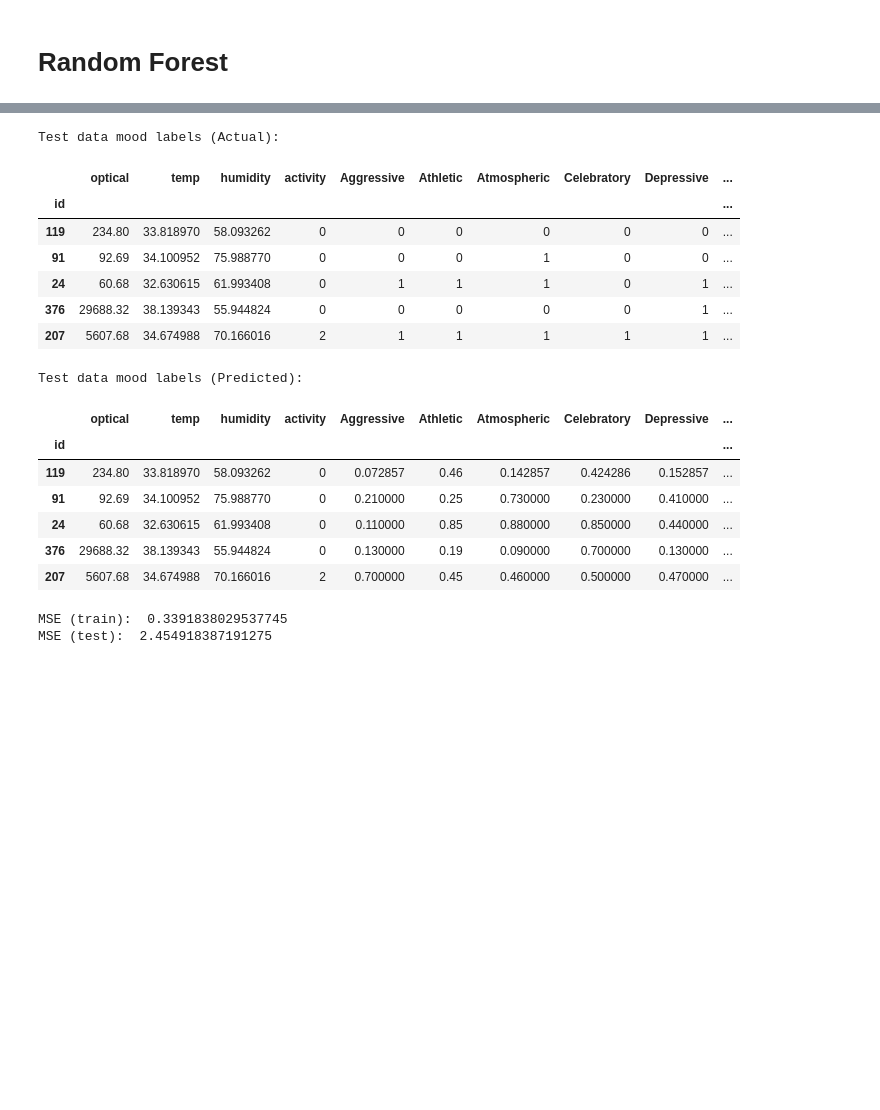
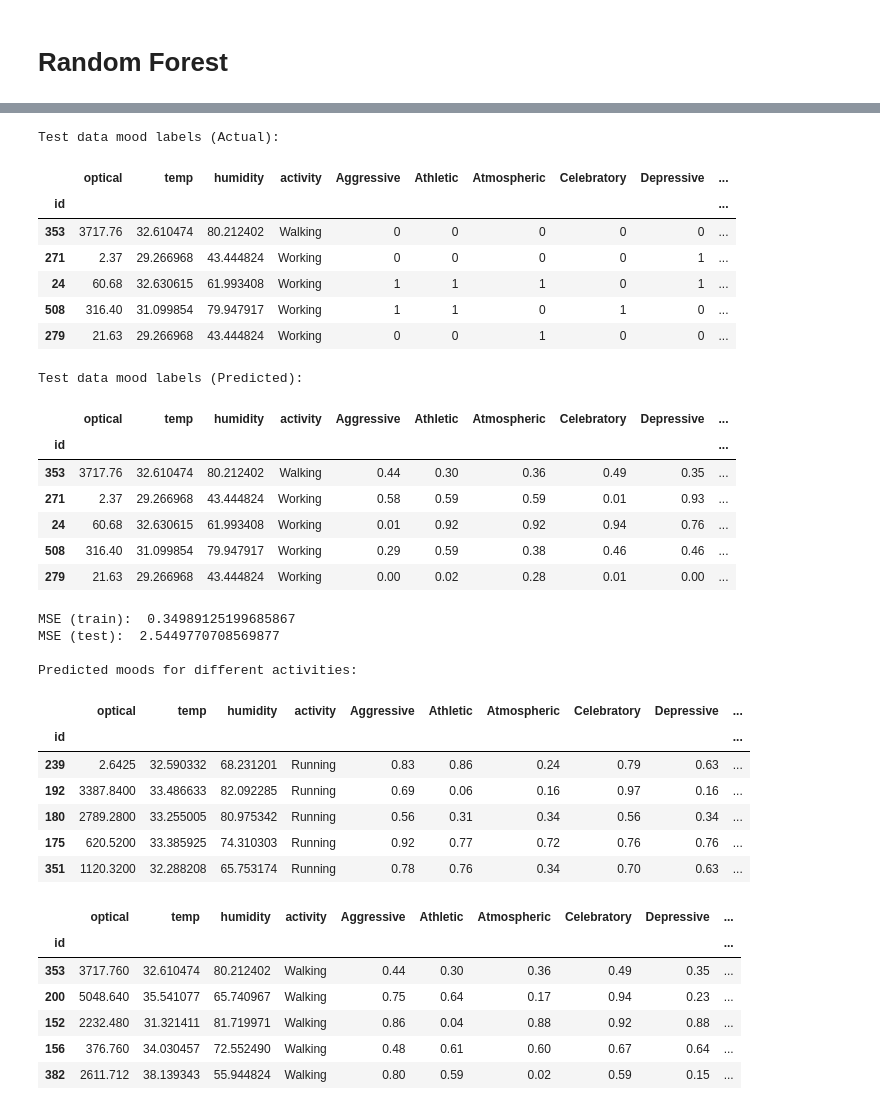
Before and after one commit to ang-zeyu/3237Project, a Jupyter notebook: StatsMethods_song_model.ipynb, the cells around one changed output, grey strips where cells are left out. Drawn from its saved outputs; the diff is of its cells as text; code cells hidden in the pictures; blank space fills up the shorter version.

```diff
--- a/StatsMethods_song_model.ipynb
+++ b/StatsMethods_song_model.ipynb
@@ -61,0 +70,16 @@ Defective row ids are:  [21, 22, 33, 214, 236, 238, 245, 246, 247, 248, 249, 250
+# %%
+# Add activity from motion recognition model
+motion_model_path = 'model2_stackedLSTM.hd5'
+motion_model = load_model(motion_model_path)
+
+x = [list(k) for k in filtered_df.iloc[:,:6].values]
+x = np.array(x) # (num_samples, 6, 30)
+x = np.array([k.T for k in x]) # reshape as (num_samples, 30, 6)
+
+pred = motion_model.predict(x)
+
+encoder_categories = np.array(['Running', 'Walking', 'Working']) # hardcoded categories from 'Physical Activity Classification.ipynb'
+filtered_df['activity'] = encoder_categories[np.argmax(pred, axis=1)]
+filtered_df = filtered_df.iloc[:,6:].copy() # drop gyro and accel columns
+
+filtered_df.sample(5)
@@ -62,7 +94,7 @@ Defective row ids are:  [21, 22, 33, 214, 236, 238, 245, 246, 247, 248, 249, 250
 # %%
 # Obtain mean optical, temp and humidity values
 
-for col in df.columns:
+for col in filtered_df.columns:
     if col not in ['moods','isSkipped','activity']:
         filtered_df[col] = filtered_df[col].apply(np.mean)
 filtered_df.head()
@@ -144,16 +176,16 @@ Testing (x, y):  (95, 4) (95, 8)
 # SVM
 # %%
 from sklearn.pipeline import Pipeline
-from sklearn.preprocessing import StandardScaler
+from sklearn.preprocessing import StandardScaler, MinMaxScaler
 from sklearn import svm
 
 # model training
 # since predict_proba only works with two classes at a time,
 # eight svm models are trained for each mood and stored in the dictionary "svm_moods"
 svms = {} # key:mood, value:svm model trained on that mood
-params = {'C':[1,10], 'kernel':('linear', 'poly', 'rbf', 'sigmoid'), 'decision_function_shape':('ovr', 'ovo')}
+params = {'C':[10e-3, 10e-2, 0.1, 1,10], 'kernel':('linear', 'poly', 'rbf', 'sigmoid'), 'decision_function_shape':('ovr', 'ovo')}
 for mood in y_train.columns:
-    svm_pipe = Pipeline([('scaler', StandardScaler()),
+    svm_pipe = Pipeline([('scaler', MinMaxScaler()),
                        ('svm', GridSearchCV(svm.SVC(max_iter=100000, probability=True), params)), ])
     svm_pipe.fit(x_train, y_train.loc[:,mood].values)
     svms[mood] = svm_pipe
@@ -194,6 +226,10 @@ display(test_pred_svm_df.head())
 
 print('MSE (train): ', evaluate(train_df, train_pred_svm_df))
 print('MSE (test): ', evaluate(test_df, test_pred_svm_df))
+
+print('\nPredicted moods for different activities:')
+for activity in le.classes_:
+    display(test_pred_svm_df[test_pred_svm_df['activity']==activity].head())
 # %% [output]
 Test data mood labels (Actual):
 |  | optical | temp | humidity | activity | Aggressive | Athletic | Atmospheric | Celebratory | Depressive | ... |
@@ -239,33 +298,53 @@ def rf_predict(rf, input_data):
 # %%
 train_pred_rf_df = rf_predict(rf, train_df)
 test_pred_rf_df = rf_predict(rf, test_df)
 
 print('Test data mood labels (Actual):')
 test_df_copy = test_df.copy()
 test_df_copy['activity'] = le.inverse_transform(test_df_copy['activity'].values) # convert activity values back to strings
 display(test_df_copy.head())
 print('Test data mood labels (Predicted):')
 test_pred_rf_df['activity'] = le.inverse_transform(test_pred_rf_df['activity'].values)
 display(test_pred_rf_df.head())
 
-print('MSE (train): ', svm_evaluate(train_df, train_pred_rf_df))
-print('MSE (test): ', svm_evaluate(test_df, test_pred_rf_df))
+print('MSE (train): ', evaluate(train_df, train_pred_rf_df))
+print('MSE (test): ', evaluate(test_df, test_pred_rf_df))
+
+print('\nPredicted moods for different activities:')
+for activity in le.classes_:
+    display(test_pred_rf_df[test_pred_rf_df['activity']==activity].head())
 # %% [output]
 Test data mood labels (Actual):
 |  | optical | temp | humidity | activity | Aggressive | Athletic | Atmospheric | Celebratory | Depressive | ... |
 | id |  |  |  |  |  |  |  |  |  | ... |
-| 119 | 234.80 | 33.818970 | 58.093262 | 0 | 0 | 0 | 0 | 0 | 0 | ... |
-| 91 | 92.69 | 34.100952 | 75.988770 | 0 | 0 | 0 | 1 | 0 | 0 | ... |
-| 24 | 60.68 | 32.630615 | 61.993408 | 0 | 1 | 1 | 1 | 0 | 1 | ... |
-| 376 | 29688.32 | 38.139343 | 55.944824 | 0 | 0 | 0 | 0 | 0 | 1 | ... |
-| 207 | 5607.68 | 34.674988 | 70.166016 | 2 | 1 | 1 | 1 | 1 | 1 | ... |
+| 353 | 3717.76 | 32.610474 | 80.212402 | Walking | 0 | 0 | 0 | 0 | 0 | ... |
+| 271 | 2.37 | 29.266968 | 43.444824 | Working | 0 | 0 | 0 | 0 | 1 | ... |
+| 24 | 60.68 | 32.630615 | 61.993408 | Working | 1 | 1 | 1 | 0 | 1 | ... |
+| 508 | 316.40 | 31.099854 | 79.947917 | Working | 1 | 1 | 0 | 1 | 0 | ... |
+| 279 | 21.63 | 29.266968 | 43.444824 | Working | 0 | 0 | 1 | 0 | 0 | ... |
 Test data mood labels (Predicted):
 |  | optical | temp | humidity | activity | Aggressive | Athletic | Atmospheric | Celebratory | Depressive | ... |
 | id |  |  |  |  |  |  |  |  |  | ... |
-| 119 | 234.80 | 33.818970 | 58.093262 | 0 | 0.072857 | 0.46 | 0.142857 | 0.424286 | 0.152857 | ... |
-| 91 | 92.69 | 34.100952 | 75.988770 | 0 | 0.210000 | 0.25 | 0.730000 | 0.230000 | 0.410000 | ... |
-| 24 | 60.68 | 32.630615 | 61.993408 | 0 | 0.110000 | 0.85 | 0.880000 | 0.850000 | 0.440000 | ... |
-| 376 | 29688.32 | 38.139343 | 55.944824 | 0 | 0.130000 | 0.19 | 0.090000 | 0.700000 | 0.130000 | ... |
-| 207 | 5607.68 | 34.674988 | 70.166016 | 2 | 0.700000 | 0.45 | 0.460000 | 0.500000 | 0.470000 | ... |
+| 353 | 3717.76 | 32.610474 | 80.212402 | Walking | 0.44 | 0.30 | 0.36 | 0.49 | 0.35 | ... |
+| 271 | 2.37 | 29.266968 | 43.444824 | Working | 0.58 | 0.59 | 0.59 | 0.01 | 0.93 | ... |
+| 24 | 60.68 | 32.630615 | 61.993408 | Working | 0.01 | 0.92 | 0.92 | 0.94 | 0.76 | ... |
+| 508 | 316.40 | 31.099854 | 79.947917 | Working | 0.29 | 0.59 | 0.38 | 0.46 | 0.46 | ... |
+| 279 | 21.63 | 29.266968 | 43.444824 | Working | 0.00 | 0.02 | 0.28 | 0.01 | 0.00 | ... |
-MSE (train):  0.3391838029537745
-MSE (test):  2.454918387191275
+MSE (train):  0.34989125199685867
+MSE (test):  2.5449770708569877
+
+Predicted moods for different activities:
+|  | optical | temp | humidity | activity | Aggressive | Athletic | Atmospheric | Celebratory | Depressive | ... |
+| id |  |  |  |  |  |  |  |  |  | ... |
+| 239 | 2.6425 | 32.590332 | 68.231201 | Running | 0.83 | 0.86 | 0.24 | 0.79 | 0.63 | ... |
+| 192 | 3387.8400 | 33.486633 | 82.092285 | Running | 0.69 | 0.06 | 0.16 | 0.97 | 0.16 | ... |
+| 180 | 2789.2800 | 33.255005 | 80.975342 | Running | 0.56 | 0.31 | 0.34 | 0.56 | 0.34 | ... |
+| 175 | 620.5200 | 33.385925 | 74.310303 | Running | 0.92 | 0.77 | 0.72 | 0.76 | 0.76 | ... |
+| 351 | 1120.3200 | 32.288208 | 65.753174 | Running | 0.78 | 0.76 | 0.34 | 0.70 | 0.63 | ... |
+|  | optical | temp | humidity | activity | Aggressive | Athletic | Atmospheric | Celebratory | Depressive | ... |
+| id |  |  |  |  |  |  |  |  |  | ... |
+| 353 | 3717.760 | 32.610474 | 80.212402 | Walking | 0.44 | 0.30 | 0.36 | 0.49 | 0.35 | ... |
+| 200 | 5048.640 | 35.541077 | 65.740967 | Walking | 0.75 | 0.64 | 0.17 | 0.94 | 0.23 | ... |
+| 152 | 2232.480 | 31.321411 | 81.719971 | Walking | 0.86 | 0.04 | 0.88 | 0.92 | 0.88 | ... |
+| 156 | 376.760 | 34.030457 | 72.552490 | Walking | 0.48 | 0.61 | 0.60 | 0.67 | 0.64 | ... |
+| 382 | 2611.712 | 38.139343 | 55.944824 | Walking | 0.80 | 0.59 | 0.02 | 0.59 | 0.15 | ... |
```
Also changed, not shown: parts of 10 cells of this notebook.
